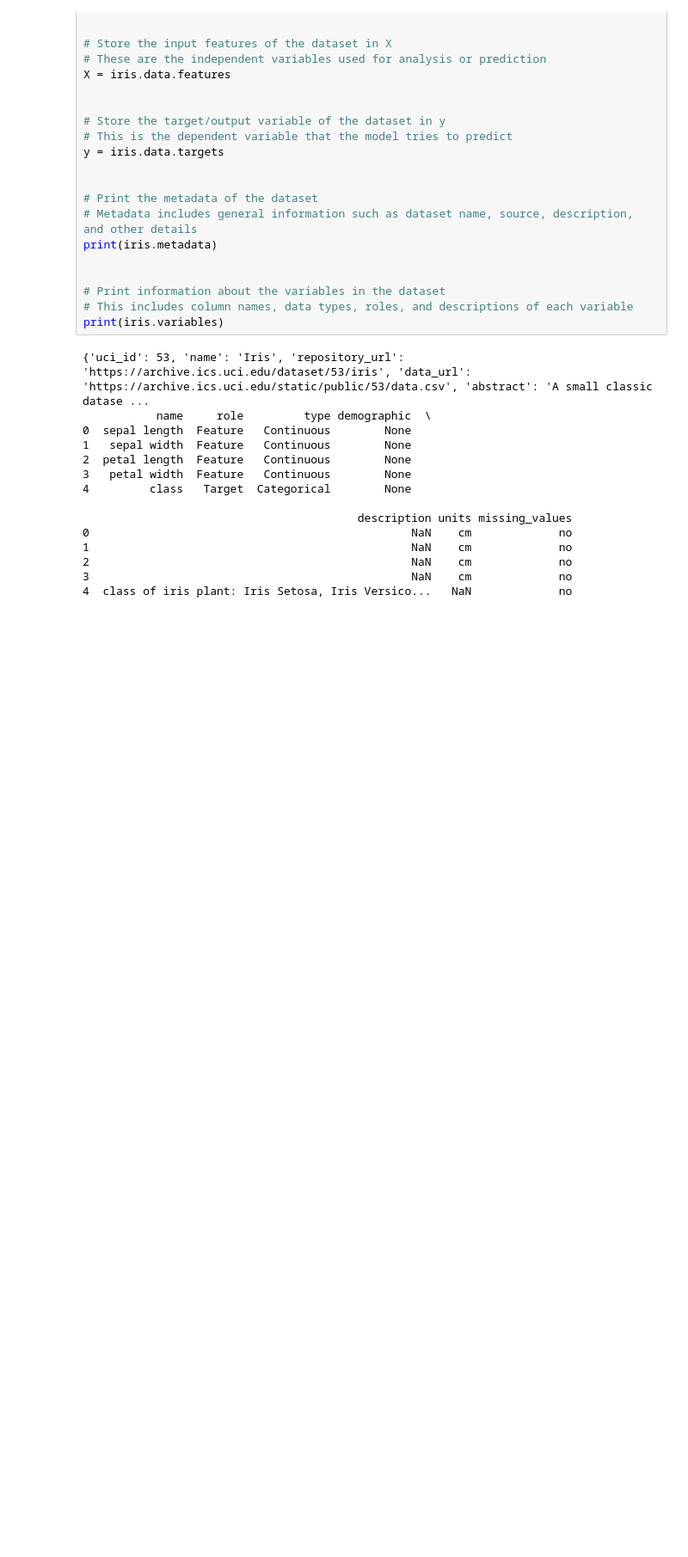
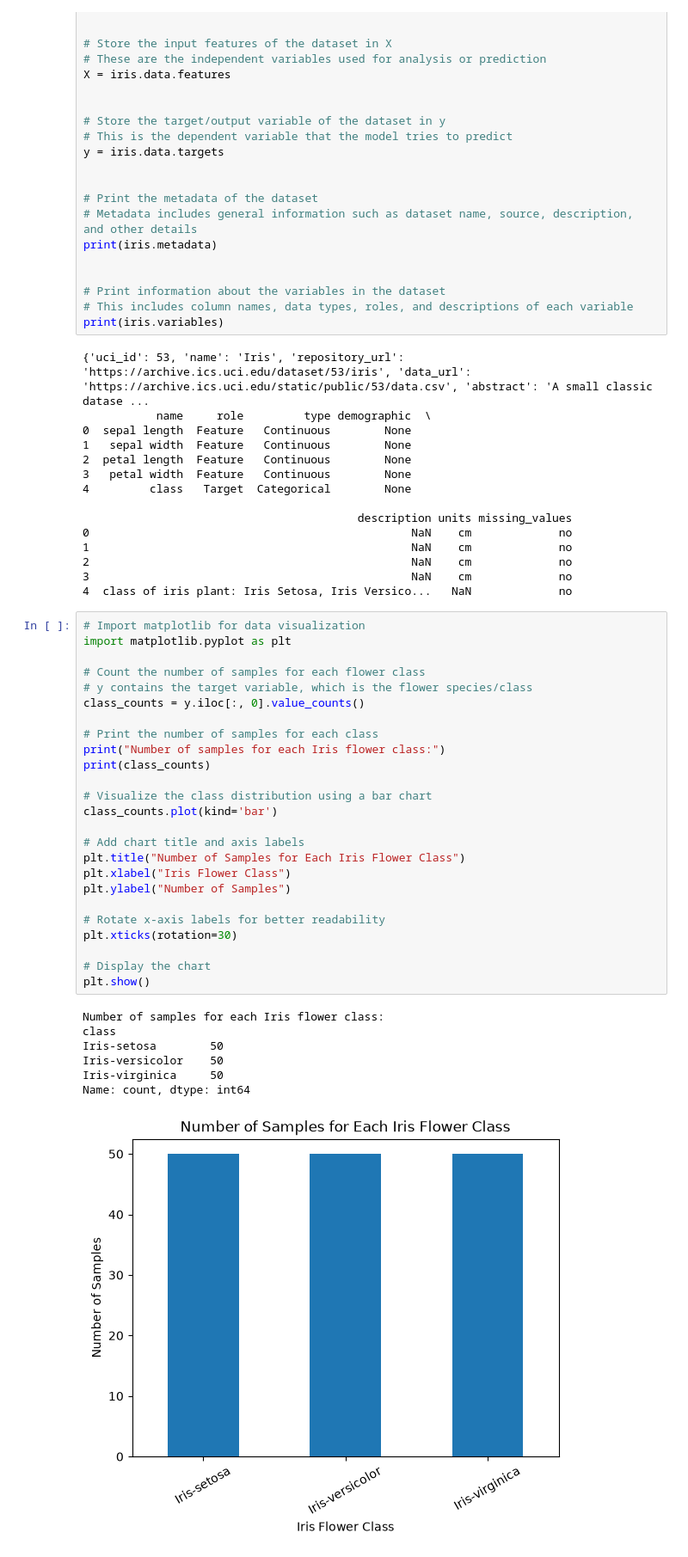
Before and after one commit to dhkim1983/MBI806B-Week5-Iris-Dataset, a Jupyter notebook: iris_visualization.ipynb, the cells around one changed output. Shown at 86% size. Cells and saved outputs as stored; diff of their text form; blank space fills up the shorter version.

Commit message:
Update Iris visualization result and notebook

```diff
--- a/iris_visualization.ipynb
+++ b/iris_visualization.ipynb
@@ -65,3 +65,36 @@ print(iris.variables)
 2                                                NaN    cm             no
 3                                                NaN    cm             no
 4  class of iris plant: Iris Setosa, Iris Versico...   NaN             no
+# %%
+# Import matplotlib for data visualization
+import matplotlib.pyplot as plt
+
+# Count the number of samples for each flower class
+# y contains the target variable, which is the flower species/class
+class_counts = y.iloc[:, 0].value_counts()
+
+# Print the number of samples for each class
+print("Number of samples for each Iris flower class:")
+print(class_counts)
+
+# Visualize the class distribution using a bar chart
+class_counts.plot(kind='bar')
+
+# Add chart title and axis labels
+plt.title("Number of Samples for Each Iris Flower Class")
+plt.xlabel("Iris Flower Class")
+plt.ylabel("Number of Samples")
+
+# Rotate x-axis labels for better readability
+plt.xticks(rotation=30)
+
+# Display the chart
+plt.show()
+# %% [output]
+Number of samples for each Iris flower class:
+class
+Iris-setosa        50
+Iris-versicolor    50
+Iris-virginica     50
+Name: count, dtype: int64
+[figure, added]
```
Also changed, not shown: parts of 2 cells of this notebook, 1 other file.
